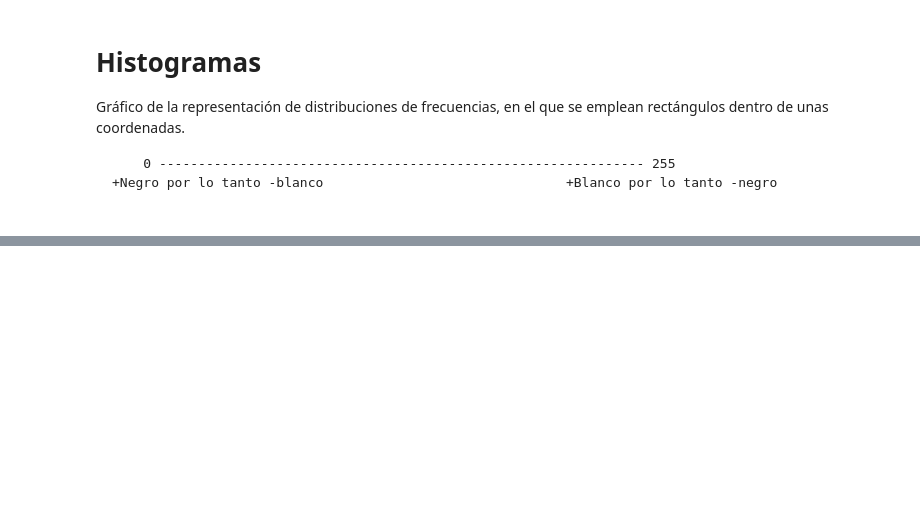
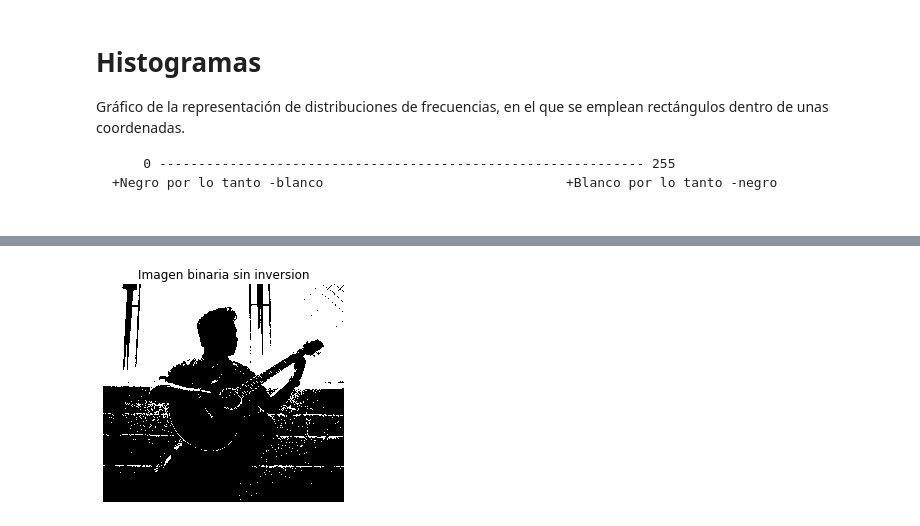
Before and after one commit to epinedaWorks/ProcesadoDeImagenes, a Jupyter notebook: ProcesamientoDeImagenes.ipynb, the cells around one changed output, grey strips where cells are left out. Cells and saved outputs as stored; diff of their text form; code cells hidden in the pictures; blank space fills up the shorter version.

```diff
--- a/ProcesamientoDeImagenes.ipynb
+++ b/ProcesamientoDeImagenes.ipynb
@@ -106,0 +117,23 @@ Histograma del canal Rojo
+# %%
+# Import the otsu threshold function
+from skimage.filters import threshold_otsu
+from skimage import color
+import cv2
+
+imgName = "guitarrista.JPG"
+imgGuitarrista = cv2.imread(imgName)
+#cv2.imshow('Hello, my Imagen from Python ', img)
+# %%
+# Make the image grayscale using rgb2gray
+imgGuitarristaToGray = color.rgb2gray(imgGuitarrista)
+
+# Obtain the optimal threshold value with otsu
+ValorThresh = threshold_otsu(imgGuitarristaToGray)
+
+# Apply thresholding to the image
+binary = imgGuitarristaToGray > ValorThresh
+
+# Show the image
+show_image(binary, 'Imagen binaria sin inversion')
+# %% [output]
+[figure, added]
```
Also changed, not shown: parts of 14 cells of this notebook, 2 other files.
